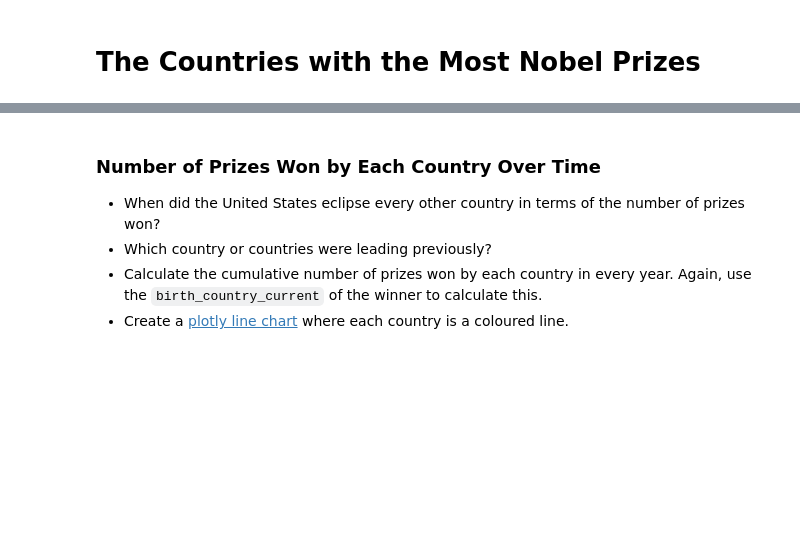
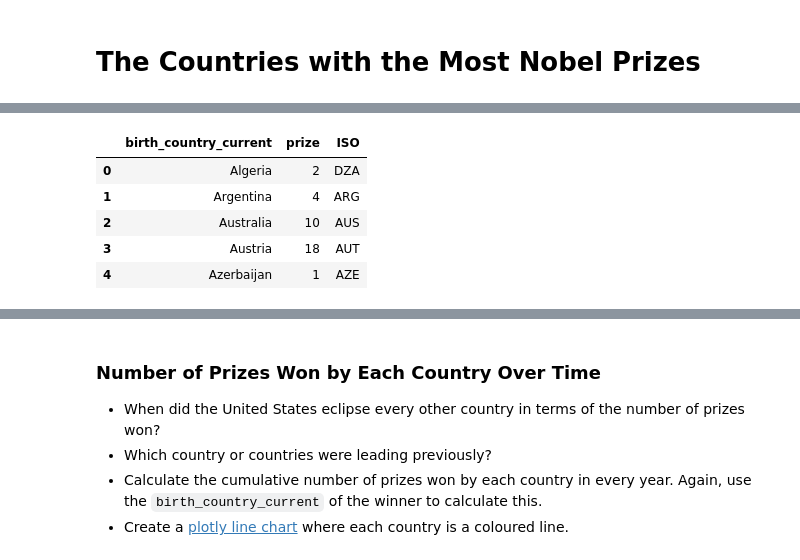
Before and after one commit to ImamSyabana/PythonDay16-100, a Jupyter notebook: Day 79/Nobel_Prize_Analysis_(start).ipynb, the cells around one changed output, grey strips where cells are left out. Cells and saved outputs as stored; diff of their text form; code cells hidden in the pictures; blank space fills up the shorter version.

```diff
--- a/Day 79/Nobel_Prize_Analysis_(start).ipynb
+++ b/Day 79/Nobel_Prize_Analysis_(start).ipynb
@@ -776,0 +909,9 @@ The hard part is preparing the data for this chart!
+# %%
+top20_countries.head()
+# %% [output]
+|  | birth_country_current | prize | ISO |
+| 0 | Algeria | 2 | DZA |
+| 1 | Argentina | 4 | ARG |
+| 2 | Australia | 10 | AUS |
+| 3 | Austria | 18 | AUT |
+| 4 | Azerbaijan | 1 | AZE |
```
Also changed, not shown: parts of 16 cells of this notebook.
